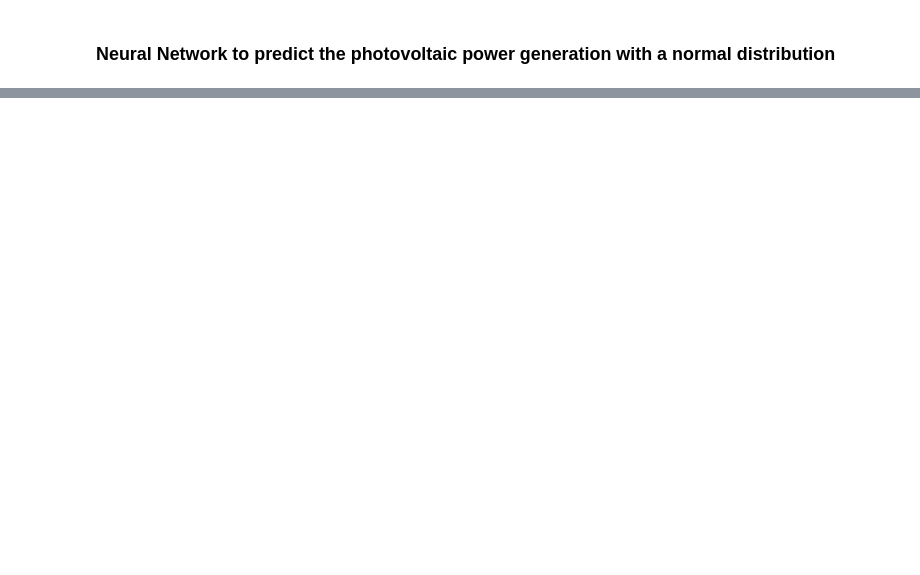
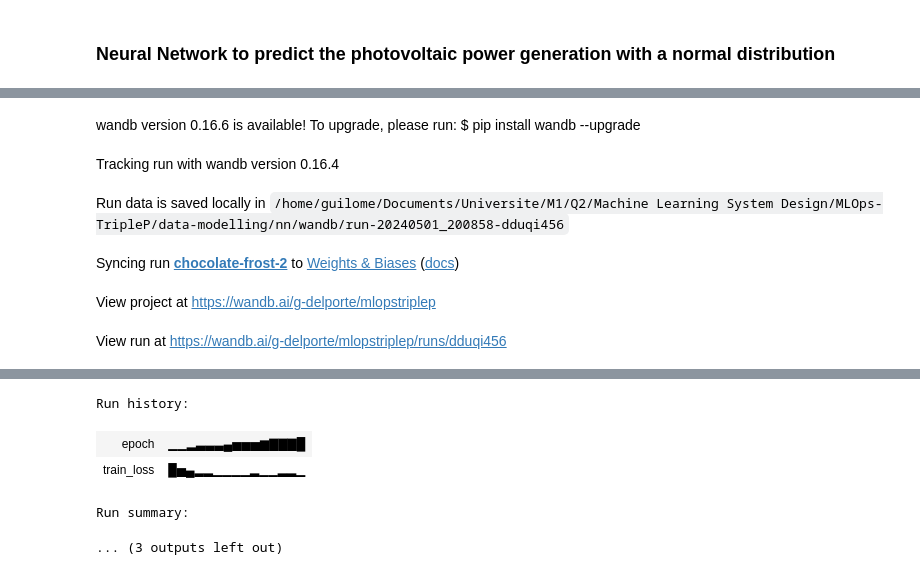
Before and after one commit to lambi702/MLOps-TripleP, a Jupyter notebook: data-modelling/nn/nn.ipynb, the cells around one changed output, grey strips where cells are left out. Saved outputs shown, nothing was run; the diff lists cells and outputs as text; code cells hidden in the pictures; blank space fills up the shorter version.

```diff
--- a/data-modelling/nn/nn.ipynb
+++ b/data-modelling/nn/nn.ipynb
@@ -220,6 +243,15 @@ optimizer = optim.Adam(net.parameters(), lr=0.001)
 nb_epoch = 15
 losses = []
 # %%
+wandb.init(project="mlopstriplep", entity="g-delporte")
+wandb.config = {
+"learning_rate": lr,
+"epochs": nb_epoch,
+"batch_size": 4,
+}
+
+wandb.watch(net, criterion, log="all", log_freq=10)
+
 for epoch in range(nb_epoch):
     running_loss = 0.0
     for i, data in enumerate(trainloader, 0):
@@ -238,4 +270,10 @@ for epoch in range(nb_epoch):
             print(f'[{epoch + 1}, {i + 1}] loss: {running_loss / 2000}')
             losses.append(running_loss)
             running_loss = 0.0
+    wandb.log({
+        "epoch": epoch,
+        "train_loss": losses[-1],
+    })
+
+wandb.finish()
 # %% [output]
@@ -258,0 +282,6 @@ for epoch in range(nb_epoch):
+wandb version 0.16.6 is available! To upgrade, please run: $ pip install wandb --upgrade
+Tracking run with wandb version 0.16.4
+Run data is saved locally in /home/guilome/Documents/Universite/M1/Q2/Machine Learning System Design/MLOps-TripleP/data-modelling/nn/wandb/run-20240501_200858-dduqi456
+Syncing run chocolate-frost-2 to Weights & Biases (docs)
+View project at https://wandb.ai/g-delporte/mlopstriplep
+View run at https://wandb.ai/g-delporte/mlopstriplep/runs/dduqi456
@@ -260,3 +306,8 @@ KeyboardInterrupt:
+Run history:
+| epoch | ▁▁▂▃▃▃▄▅▅▅▆▇▇▇█ |
+| train_loss | █▅▄▂▂▁▁▁▁▂▁▁▂▂▁ |
+Run summary:
+... (3 outputs left out)
 # %%
 # plot the losses
 plt.plot(losses)
```
Also changed, not shown: parts of 7 cells of this notebook, 21 other files.
